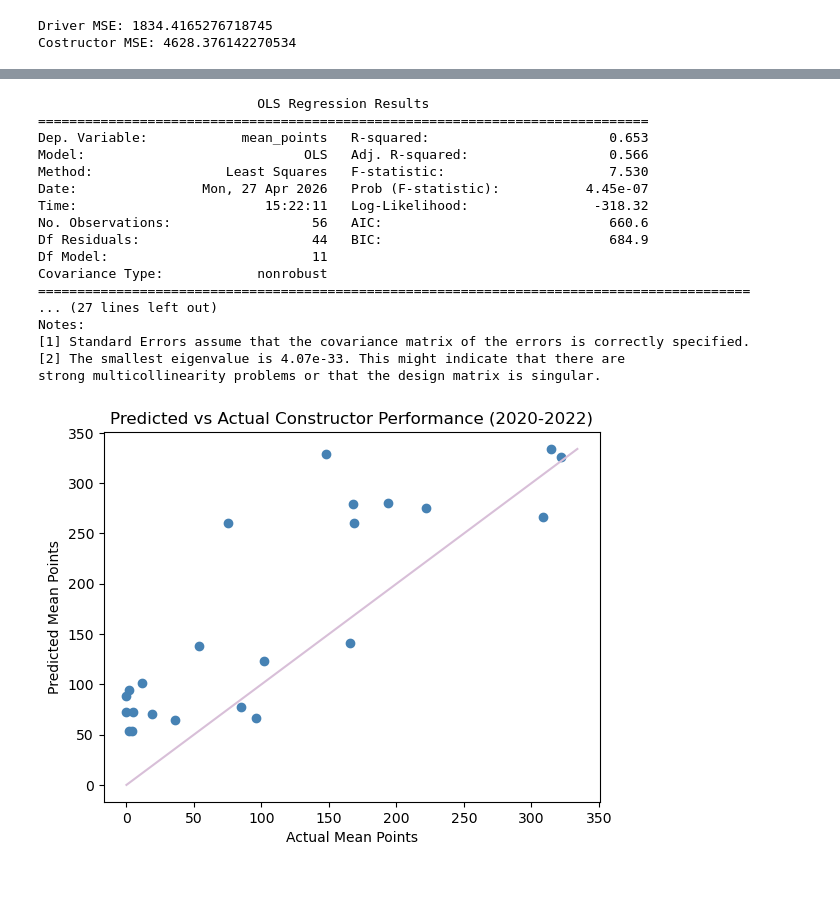
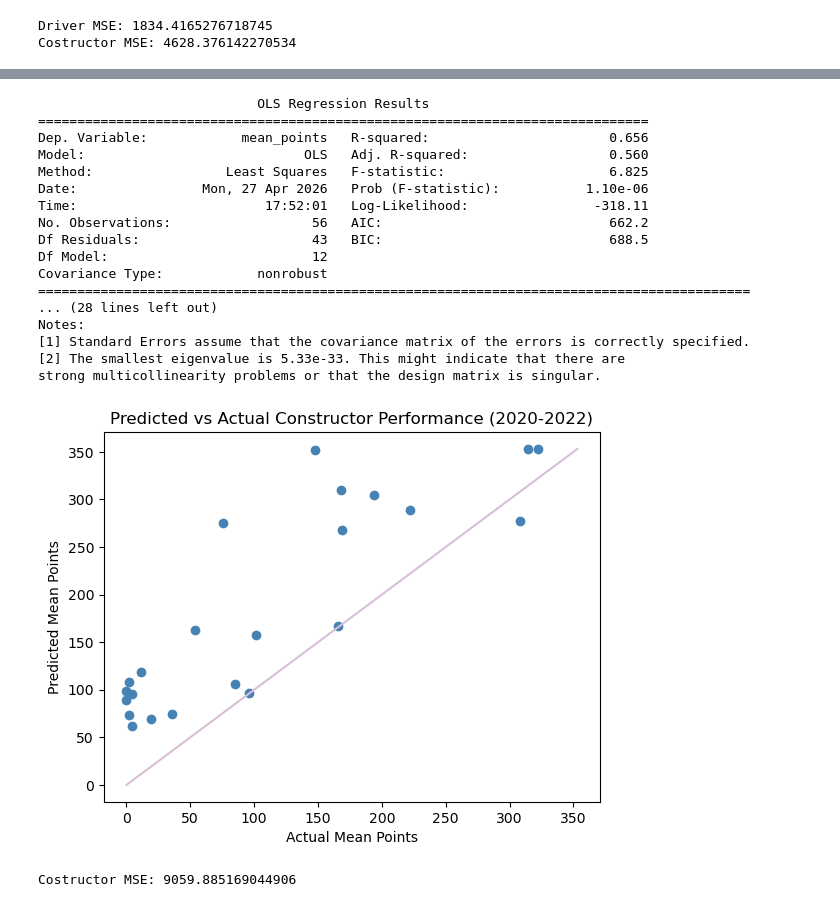
Before and after one commit to a-nuckols/datasci-151-final-proj, a Jupyter notebook: final_project.ipynb, the cells around one changed output, grey strips where cells are left out. Drawn from its saved outputs; the diff is of its cells as text; code cells hidden in the pictures.

```diff
--- a/final_project.ipynb
+++ b/final_project.ipynb
@@ -287,44 +293,51 @@ strong multicollinearity problems or that the design matrix is singular.
 # %%
 # fit regression model for constructors
-constructors_model3 = smf.ols('mean_points ~  C(constructorId)+year+nationality+avg_pit_stop_duration + stdev_lap_time',
+constructors_model3 = smf.ols('mean_points ~  C(constructorId)+year+nationality+avg_pit_stop_duration + fastest_lap+stdev_lap_time',
     data=constructors_training2
 ).fit()
 print(constructors_model3.summary())
 
 constructors_pred3 = constructors_model3.predict(constructors_test2)
 
 plt.scatter(
     constructors_test2["mean_points"],
     constructors_pred3,
     color="steelblue"
 )
 
 # prediction line (y = x)
 min_val = min(constructors_test2["mean_points"].min(), constructors_pred3.min())
 max_val = max(constructors_test2["mean_points"].max(), constructors_pred3.max())
 
 plt.plot([min_val, max_val], [min_val, max_val], color="thistle")
 
 plt.xlabel("Actual Mean Points")
 plt.ylabel("Predicted Mean Points")
 plt.title("Predicted vs Actual Constructor Performance (2020-2022)")
 plt.show()
+
+# now check predictive accuracy by comparing mean squared error
+
+constructors_mse3 = ((constructors_test2['mean_points'] - constructors_pred3)**2).mean()
+
+print('Costructor MSE:', constructors_mse3)
 # %% [output]
                             OLS Regression Results
 ==============================================================================
-Dep. Variable:            mean_points   R-squared:                       0.653
-Model:                            OLS   Adj. R-squared:                  0.566
-Method:                 Least Squares   F-statistic:                     7.530
-Date:                Mon, 27 Apr 2026   Prob (F-statistic):           4.45e-07
-Time:                        15:22:11   Log-Likelihood:                -318.32
-No. Observations:                  56   AIC:                             660.6
-Df Residuals:                      44   BIC:                             684.9
-Df Model:                          11
+Dep. Variable:            mean_points   R-squared:                       0.656
+Model:                            OLS   Adj. R-squared:                  0.560
+Method:                 Least Squares   F-statistic:                     6.825
+Date:                Mon, 27 Apr 2026   Prob (F-statistic):           1.10e-06
+Time:                        17:52:01   Log-Likelihood:                -318.11
+No. Observations:                  56   AIC:                             662.2
+Df Residuals:                      43   BIC:                             688.5
+Df Model:                          12
 Covariance Type:            nonrobust
 ===========================================================================================
-... (27 lines left out)
+... (28 lines left out)
 Notes:
 [1] Standard Errors assume that the covariance matrix of the errors is correctly specified.
-[2] The smallest eigenvalue is 4.07e-33. This might indicate that there are
+[2] The smallest eigenvalue is 5.33e-33. This might indicate that there are
 strong multicollinearity problems or that the design matrix is singular.
-[figure, old version]
+[figure, new version]
+Costructor MSE: 9059.885169044906
```
Also changed, not shown: parts of 1 cell of this notebook.
